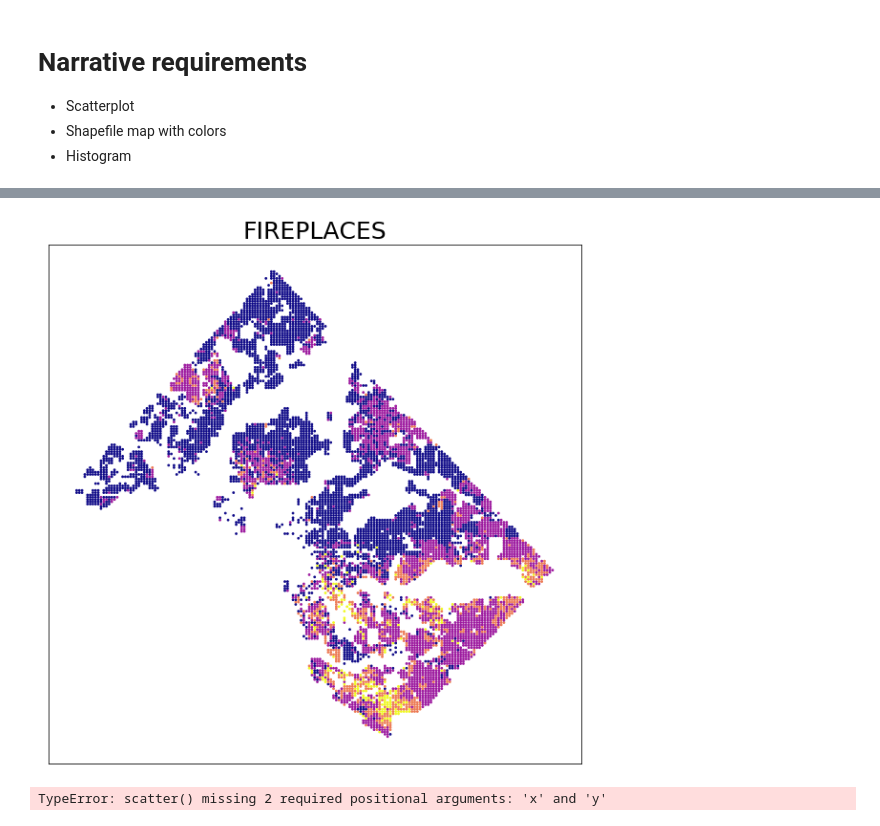
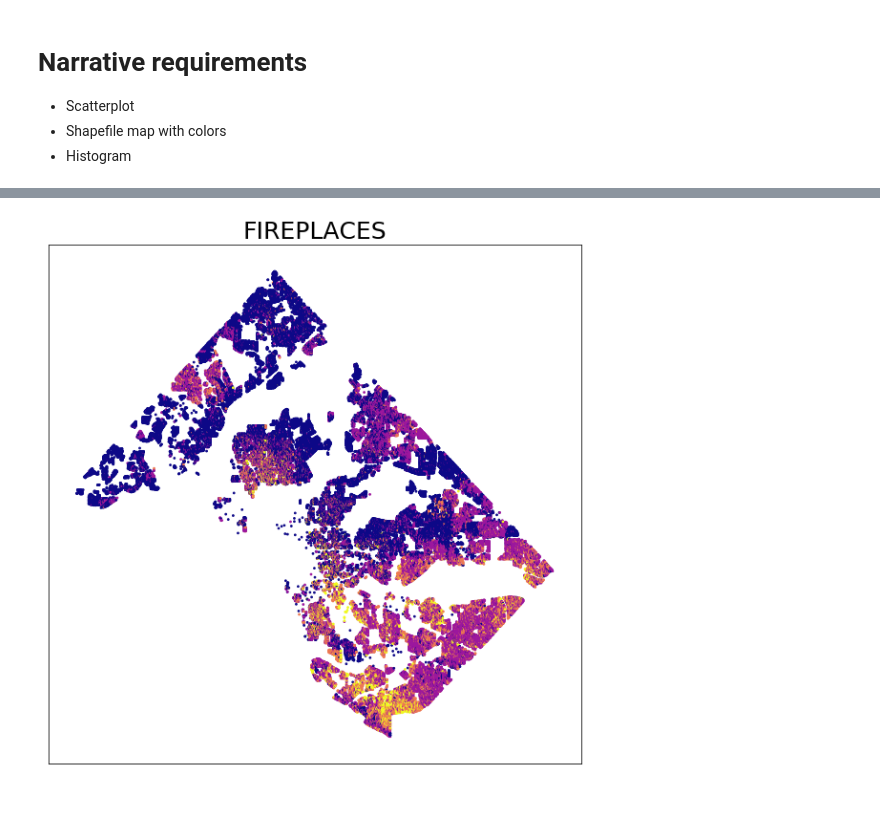
Before and after one commit to goh12/socialdataanalysis2020-finalproject, a Jupyter notebook: Explanatory/Narrative V0.ipynb, the cells around one changed output, grey strips where cells are left out. Cells and saved outputs as stored; diff of their text form; code cells hidden in the pictures.

```diff
--- a/Explanatory/Narrative V0.ipynb
+++ b/Explanatory/Narrative V0.ipynb
@@ -95,24 +330,24 @@ df_clean
 # %%
 def scatter_categorical_map(df_raw,variable,title,factor):
     # Drop all other variables than the one of interest to save computation in rounding
     df_rounded = df_raw.loc[:,[variable,'LATITUDE','LONGITUDE']].dropna().copy()
 
     # Round the coordinates to the bin size requested
     df_rounded.loc[:,['LATITUDE','LONGITUDE']] = df_raw.loc[:,['LATITUDE','LONGITUDE']].round(factor).copy()
 
     df_tmp  = df_rounded.copy()
     var_by_loc = df_tmp.groupby(['LATITUDE','LONGITUDE']).agg(lambda x:x.value_counts().index[0]).loc[:,variable]
     var_by_loc_99 = var_by_loc[var_by_loc<np.quantile(var_by_loc.dropna(),0.99)]
     plt.figure(figsize=(10,10))
     plt.scatter(var_by_loc_99.index.get_level_values('LATITUDE'),
                 var_by_loc_99.index.get_level_values('LONGITUDE'),
                 c=var_by_loc_99,
                s=3,cmap='plasma')
     plt.title(title,fontsize=25)
     plt.xticks([])
     plt.yticks([])
     plt.show()
 
-scatter_categorical_map(df,'FIREPLACES','FIREPLACES',3)
+scatter_categorical_map(df,'FIREPLACES','FIREPLACES',4)
 # %% [output]
-[figure, old version]
+[figure, new version]
@@ -164,4 +364,0 @@ def price_map_with_constraints(dataframe, var, constraint, aggregate, factor):
-# %%
-plt.scatter()
-# %% [output]
-TypeError: scatter() missing 2 required positional arguments: 'x' and 'y'
```
Also changed, not shown: parts of 28 cells of this notebook, 1 other file.
